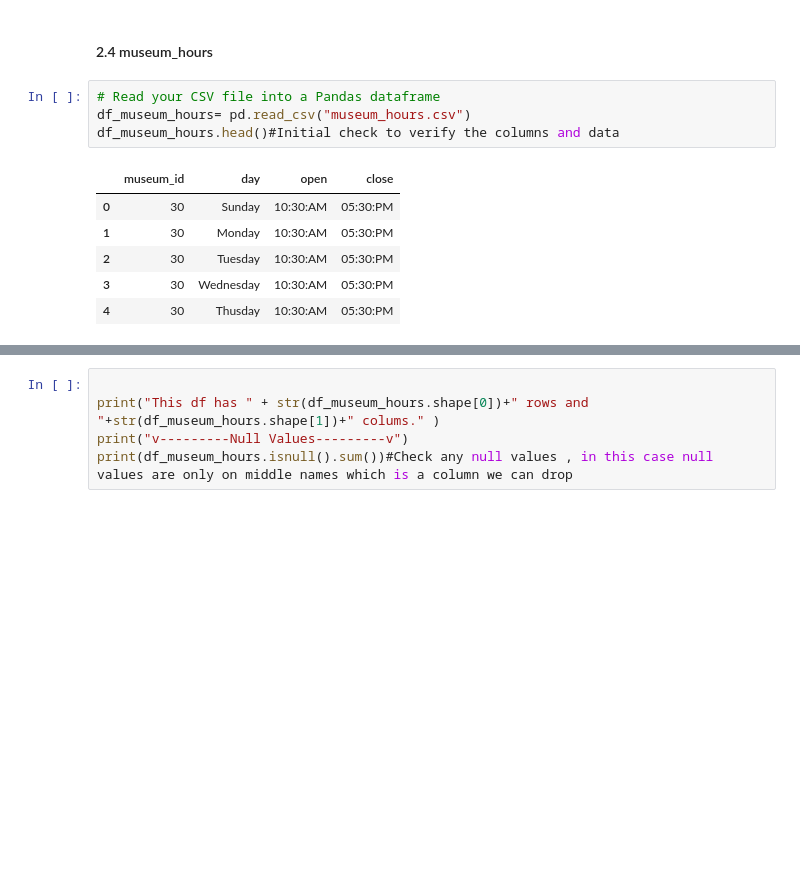
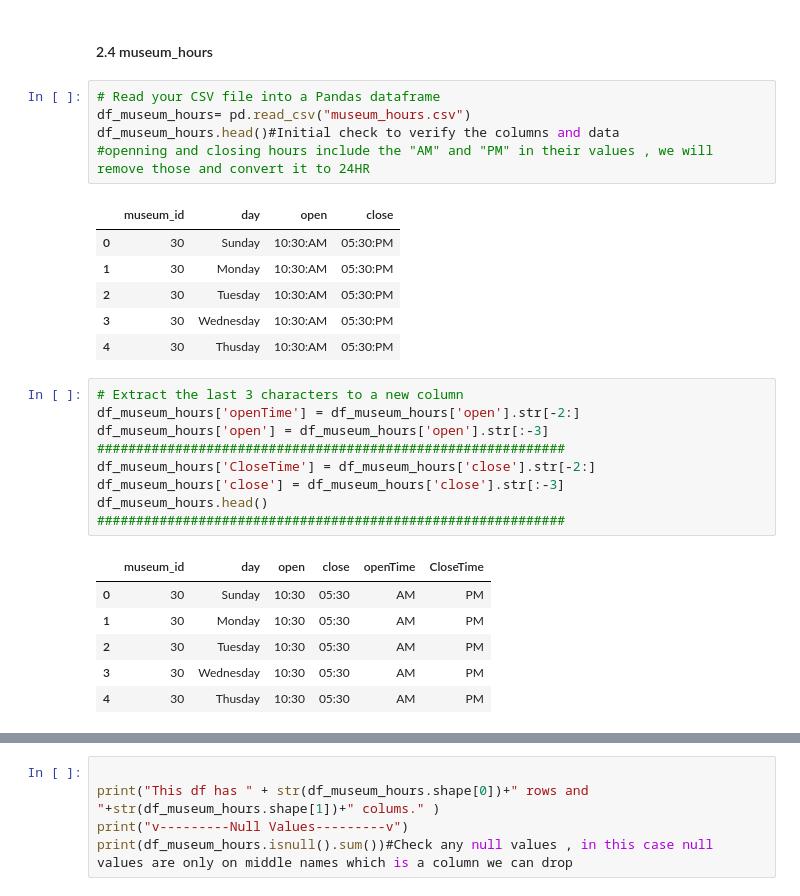
Before and after one commit to RVentura09/SQLPaintings, a Jupyter notebook: DataImport.ipynb, the cells around one changed output, grey strips where cells are left out. Saved outputs shown, nothing was run; the diff lists cells and outputs as text; blank space fills up the shorter version.

```diff
--- a/DataImport.ipynb
+++ b/DataImport.ipynb
@@ -125,6 +129,7 @@ dtype: object
 # Read your CSV file into a Pandas dataframe
 df_museum_hours= pd.read_csv("museum_hours.csv")
 df_museum_hours.head()#Initial check to verify the columns and data
+#openning and closing hours include the "AM" and "PM" in their values , we will remove those and convert it to 24HR
 # %% [output]
 |  | museum_id | day | open | close |
 | 0 | 30 | Sunday | 10:30:AM | 05:30:PM |
@@ -132,3 +137,19 @@ df_museum_hours.head()#Initial check to verify the columns and data
 | 2 | 30 | Tuesday | 10:30:AM | 05:30:PM |
 | 3 | 30 | Wednesday | 10:30:AM | 05:30:PM |
 | 4 | 30 | Thusday | 10:30:AM | 05:30:PM |
+# %%
+# Extract the last 3 characters to a new column
+df_museum_hours['openTime'] = df_museum_hours['open'].str[-2:]
+df_museum_hours['open'] = df_museum_hours['open'].str[:-3]
+############################################################
+df_museum_hours['CloseTime'] = df_museum_hours['close'].str[-2:]
+df_museum_hours['close'] = df_museum_hours['close'].str[:-3]
+df_museum_hours.head()
+############################################################
+# %% [output]
+|  | museum_id | day | open | close | openTime | CloseTime |
+| 0 | 30 | Sunday | 10:30 | 05:30 | AM | PM |
+| 1 | 30 | Monday | 10:30 | 05:30 | AM | PM |
+| 2 | 30 | Tuesday | 10:30 | 05:30 | AM | PM |
+| 3 | 30 | Wednesday | 10:30 | 05:30 | AM | PM |
+| 4 | 30 | Thusday | 10:30 | 05:30 | AM | PM |
```
Also changed, not shown: parts of 8 cells of this notebook.
